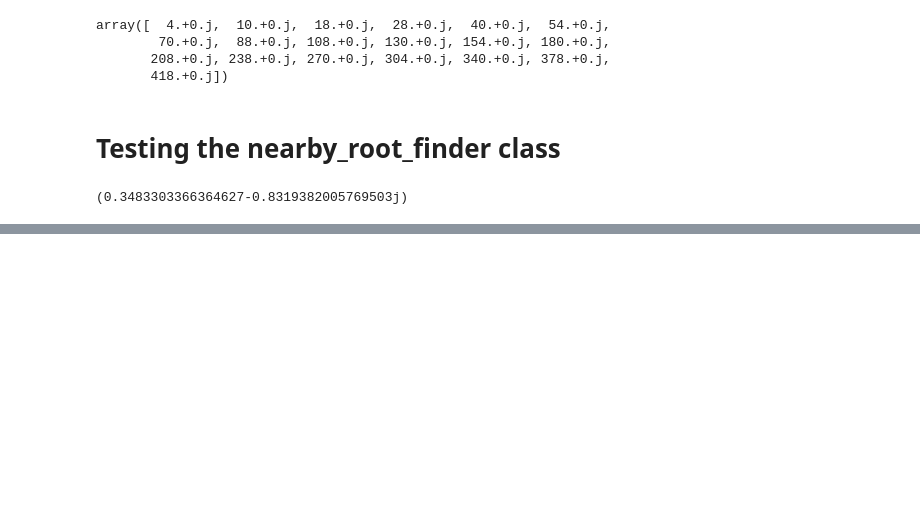
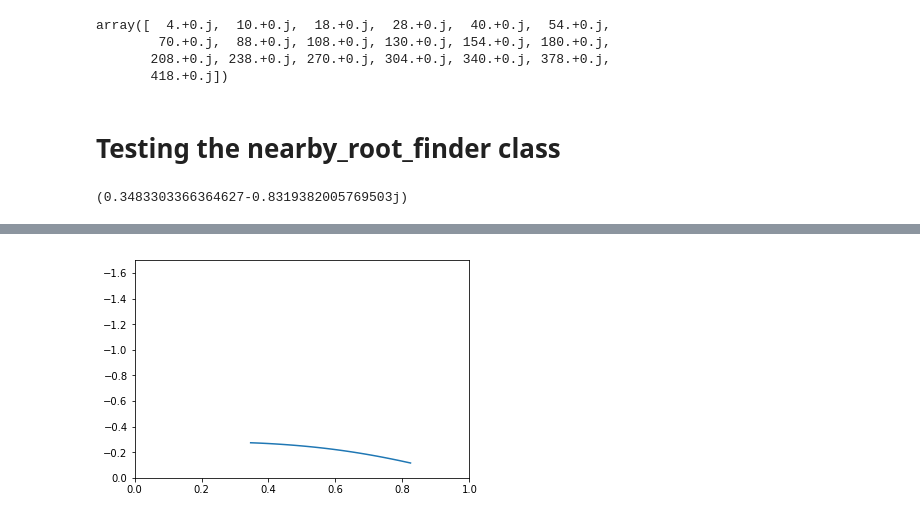
Before and after one commit to duetosymmetry/qnm, a Jupyter notebook: Experiment.ipynb, the cells around one changed output, grey strips where cells are left out. Saved outputs shown, nothing was run; the diff lists cells and outputs as text; code cells hidden in the pictures; blank space fills up the shorter version.

```diff
--- a/Experiment.ipynb
+++ b/Experiment.ipynb
@@ -139,0 +196,9 @@ finder.do_solve()
+# %%
+n=2
+plt.plot(np.real(seqs[n].omega), np.imag(seqs[n].omega))
+plt.xlim(0., 1.)
+plt.ylim(-1.7,0)
+plt.gca().invert_yaxis()
+plt.show()
+# %% [output]
+[figure, added]
```
Also changed, not shown: parts of 10 cells of this notebook, 1 other file.
